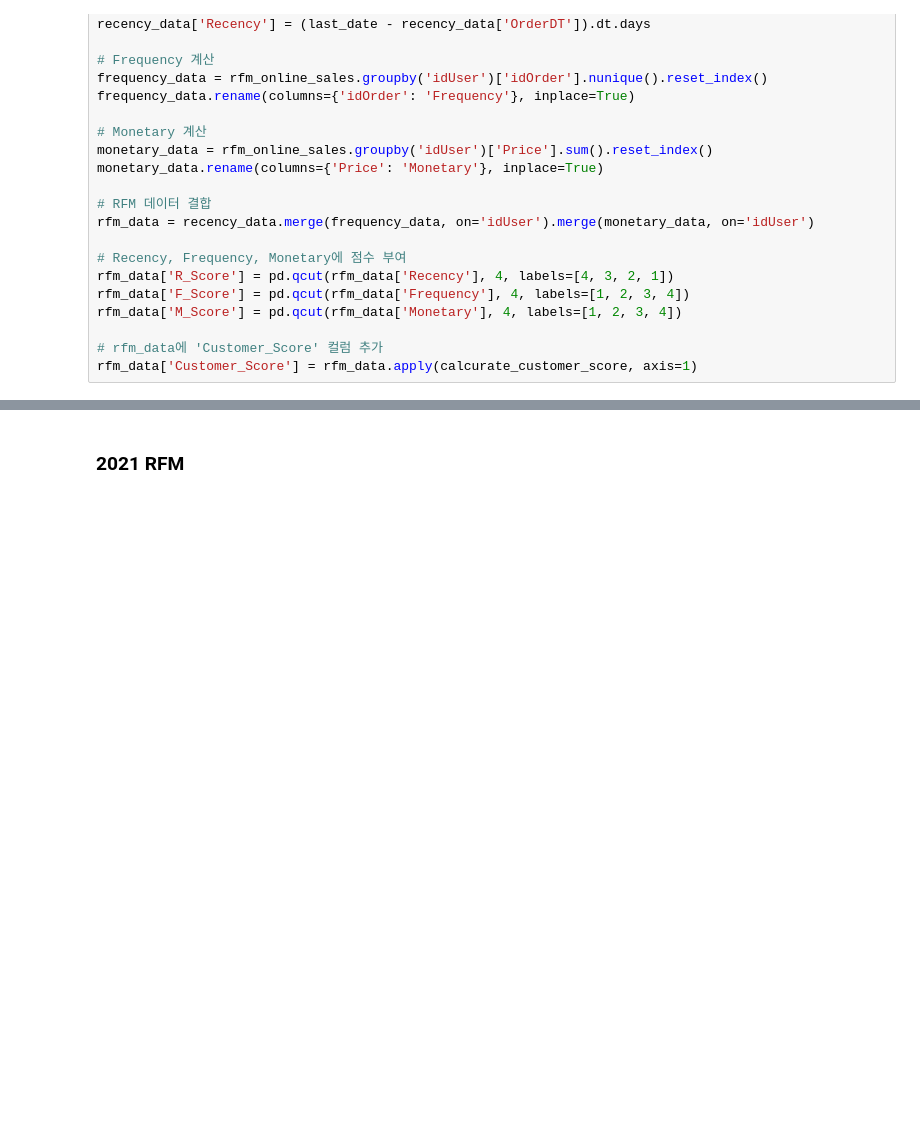
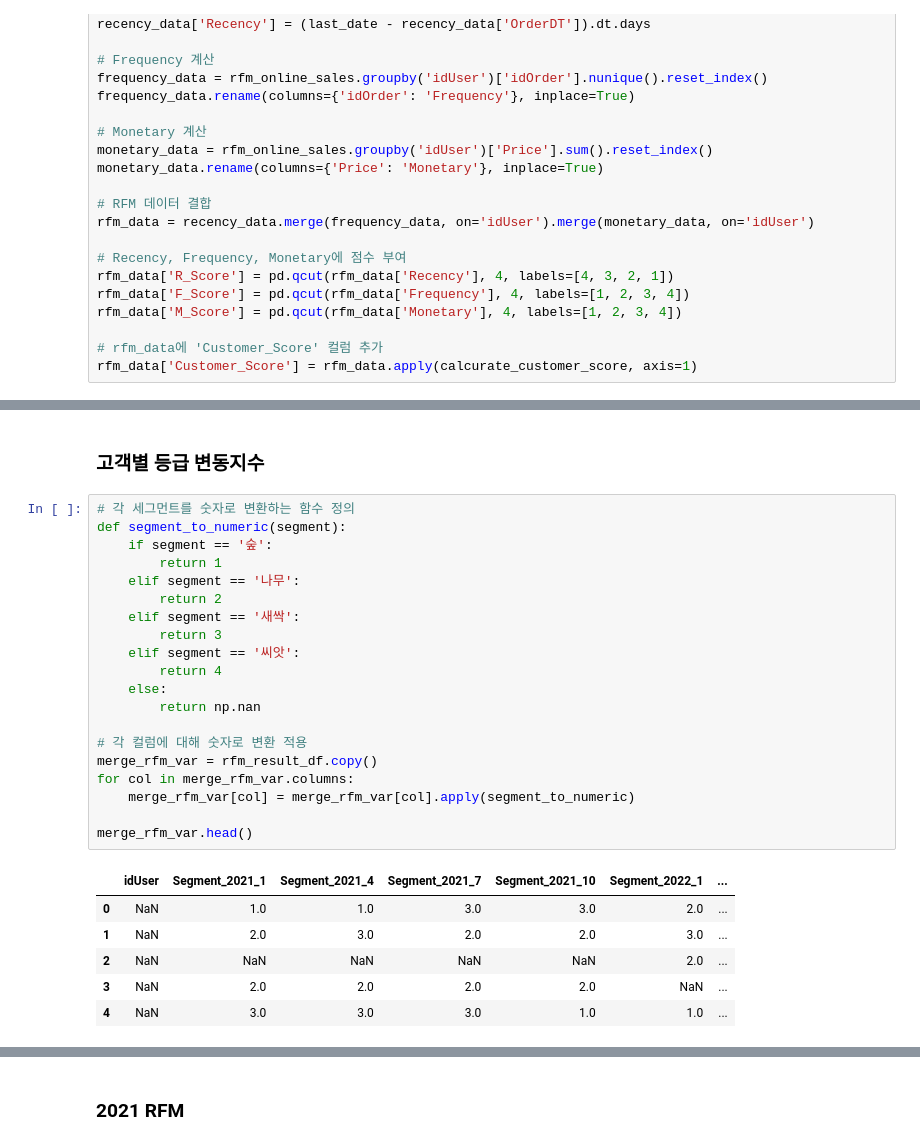
Before and after one commit to Seojiii/kurly_project, a Jupyter notebook: 0318_HY_RFM3.ipynb, the cells around one changed output, grey strips where cells are left out. Saved outputs shown, nothing was run; the diff lists cells and outputs as text; blank space fills up the shorter version.

```diff
--- a/0318_HY_RFM3.ipynb
+++ b/0318_HY_RFM3.ipynb
@@ -214,0 +316,29 @@ segment_counts_sorted_df = segment_counts_df.sort_values(by='Count', ascending=F
+# %% [markdown]
+### 고객별 등급 변동지수
+# %%
+# 각 세그먼트를 숫자로 변환하는 함수 정의
+def segment_to_numeric(segment):
+    if segment == '숲':
+        return 1
+    elif segment == '나무':
+        return 2
+    elif segment == '새싹':
+        return 3
+    elif segment == '씨앗':
+        return 4
+    else:
+        return np.nan
+
+# 각 컬럼에 대해 숫자로 변환 적용
+merge_rfm_var = rfm_result_df.copy()
+for col in merge_rfm_var.columns:
+    merge_rfm_var[col] = merge_rfm_var[col].apply(segment_to_numeric)
+
+merge_rfm_var.head()
+# %% [output]
+|  | idUser | Segment_2021_1 | Segment_2021_4 | Segment_2021_7 | Segment_2021_10 | Segment_2022_1 | ... |
+| 0 | NaN | 1.0 | 1.0 | 3.0 | 3.0 | 2.0 | ... |
+| 1 | NaN | 2.0 | 3.0 | 2.0 | 2.0 | 3.0 | ... |
+| 2 | NaN | NaN | NaN | NaN | NaN | 2.0 | ... |
+| 3 | NaN | 2.0 | 2.0 | 2.0 | 2.0 | NaN | ... |
+| 4 | NaN | 3.0 | 3.0 | 3.0 | 1.0 | 1.0 | ... |
```
Also changed, not shown: parts of 25 cells of this notebook.
